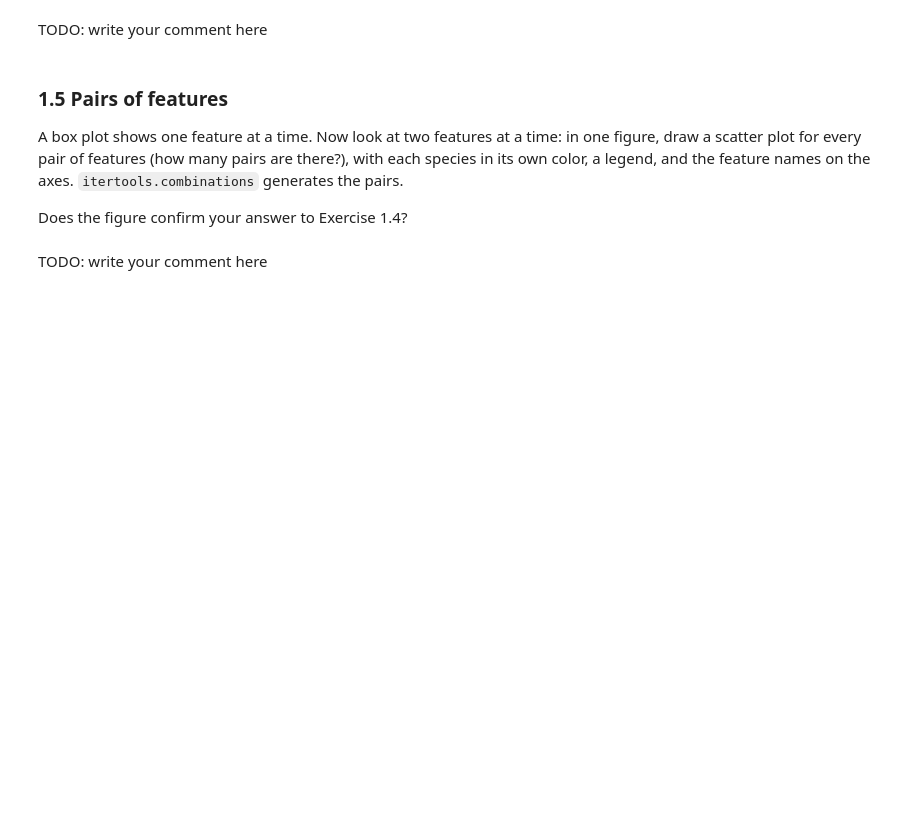
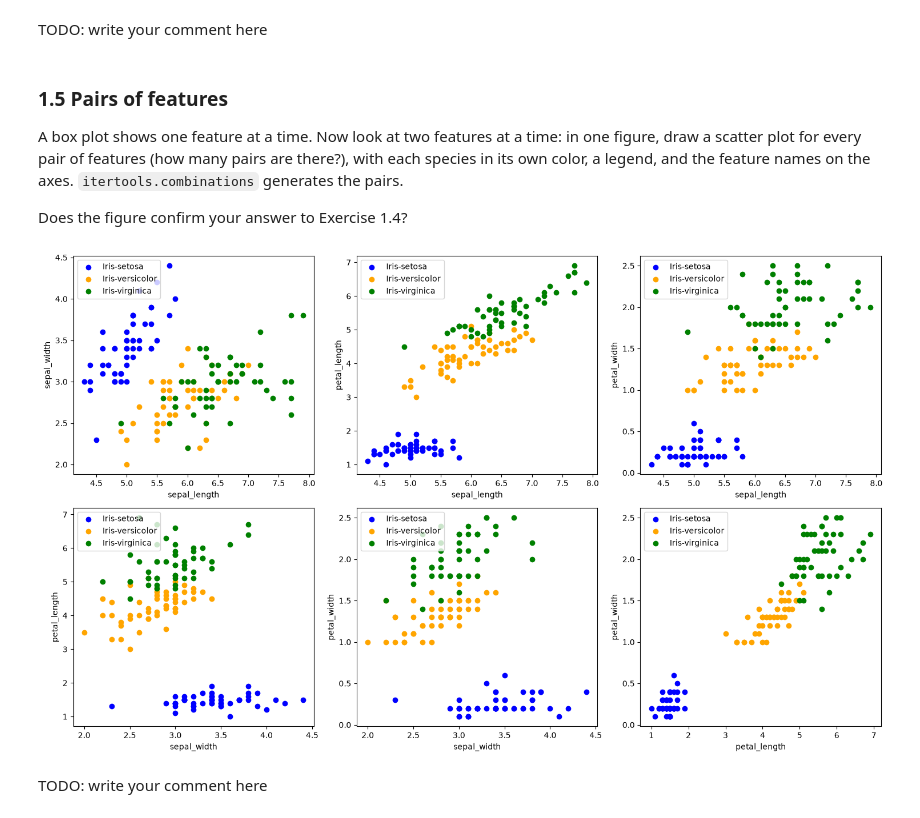
Before and after one commit to nikolasfas/ml4n-python, a Jupyter notebook: labs/lab2_numpy_and_pandas/lab2_numpy_and_pandas.ipynb, the cells around one changed output. Cells and saved outputs as stored; diff of their text form; code cells hidden in the pictures; blank space fills up the shorter version.

```diff
--- a/labs/lab2_numpy_and_pandas/lab2_numpy_and_pandas.ipynb
+++ b/labs/lab2_numpy_and_pandas/lab2_numpy_and_pandas.ipynb
@@ -122,6 +199,41 @@ TODO: write your comment here
 A box plot shows one feature at a time. Now look at two features at a time: in one figure, draw a scatter plot for every pair of features (how many pairs are there?), with each species in its own color, a legend, and the feature names on the axes. `itertools.combinations` generates the pairs.
 
 Does the figure confirm your answer to Exercise 1.4?
+# %%
+import itertools
+
+# Generate all 6 distinct pairs of features
+pairs = list(itertools.combinations(feature_cols, 2))
+
+# 1. Create a 2x3 grid of subplots (Lines 545-546)
+fig, ax = plt.subplots(2, 3, figsize=(15, 9))
+axes = ax.flat  # Flatten the 2D array of axes to easily index axes[0] through axes[5]
+
+# Optional: define distinct colors for the 3 species (Lines 568-569)
+colors = {"Iris-setosa": "blue", "Iris-versicolor": "orange", "Iris-virginica": "green"}
+
+# 2. Loop over each of the 6 pairs and its corresponding subplot axis
+for i, (feat_x, feat_y) in enumerate(pairs):
+    current_ax = axes[i]
+
+    # Iterate over the groups (Lines 387-390)
+    for species, group in grouped_df:
+        current_ax.scatter(
+            group[feat_x],
+            group[feat_y],
+            c=colors[species],
+            label=species,
+        )  # Lines 564-566, 578-579
+
+    # 3. Label the axes (Lines 525-526)
+    current_ax.set_xlabel(feat_x)
+    current_ax.set_ylabel(feat_y)
+    current_ax.legend(loc="upper left")  # Lines 566, 568
+
+# 4. Clean up spacing (Lines 550-552)
+fig.tight_layout()
+# %% [output]
+[figure, added]
 # %% [markdown]
 TODO: write your comment here
 # %% [markdown]
```
Also changed, not shown: parts of 7 cells of this notebook.
